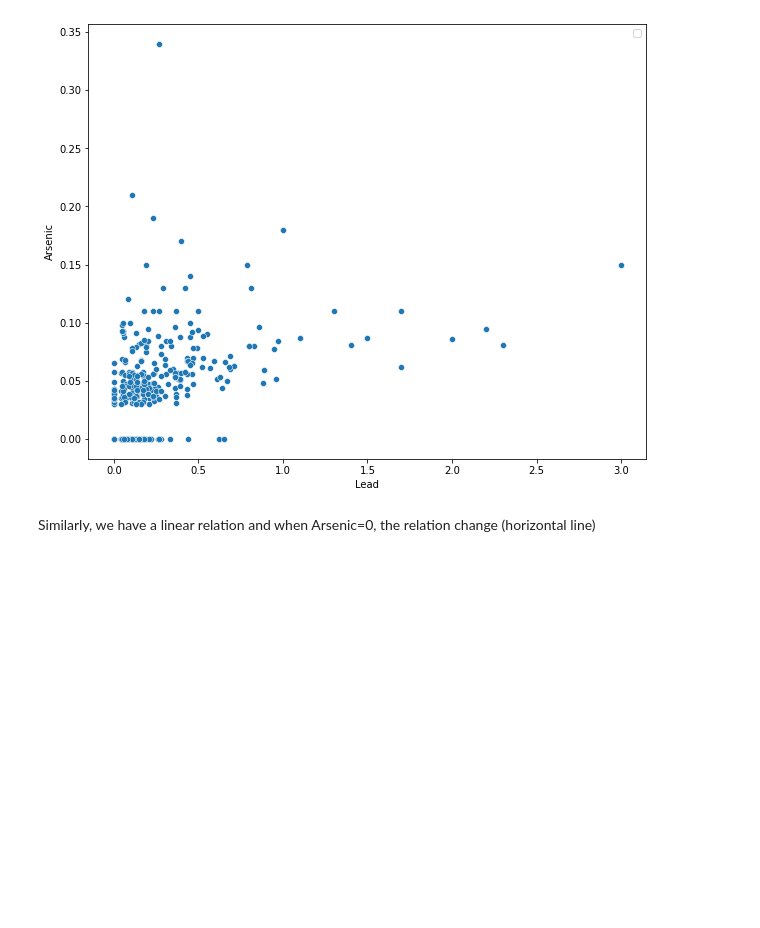
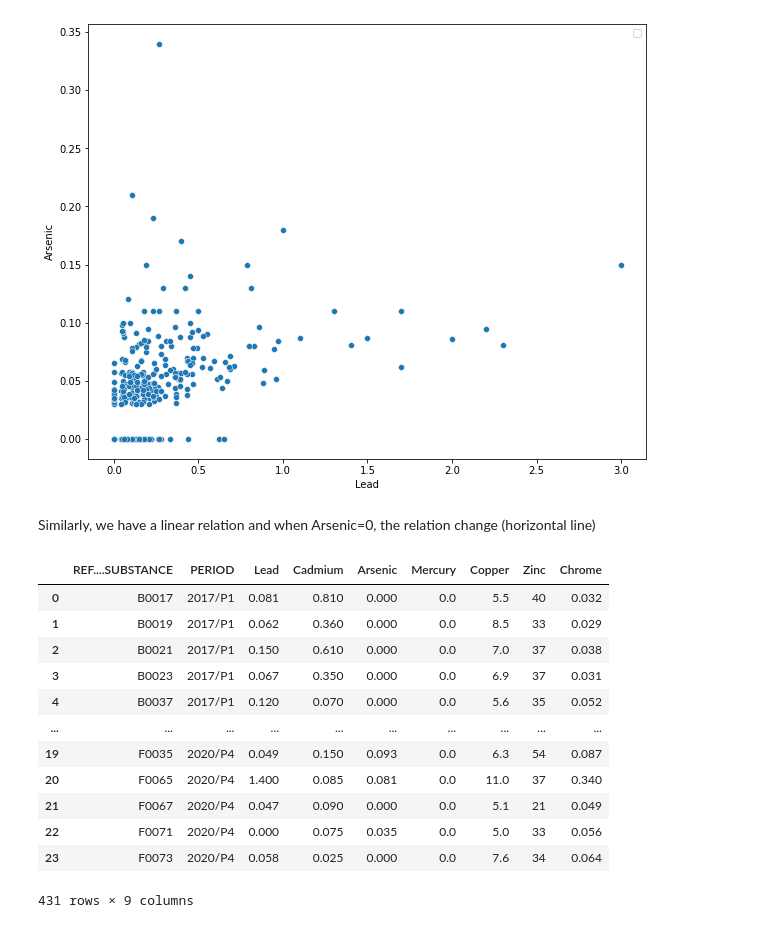
Before and after one commit to Nooreyni/Beeodiversity, a Jupyter notebook: heavy_metal.ipynb, the cells around one changed output. Drawn from its saved outputs; the diff is of its cells as text; code cells hidden in the pictures; blank space fills up the shorter version.

```diff
--- a/heavy_metal.ipynb
+++ b/heavy_metal.ipynb
@@ -190,3 +190,19 @@ No handles with labels found to put in legend.
 [figure]
 # %% [markdown]
 Similarly, we have a linear relation and when Arsenic=0, the relation change (horizontal line)
+# %%
+hm
+# %% [output]
+|  | REF....SUBSTANCE | PERIOD | Lead | Cadmium | Arsenic | Mercury | Copper | Zinc | Chrome |
+| 0 | B0017 | 2017/P1 | 0.081 | 0.810 | 0.000 | 0.0 | 5.5 | 40 | 0.032 |
+| 1 | B0019 | 2017/P1 | 0.062 | 0.360 | 0.000 | 0.0 | 8.5 | 33 | 0.029 |
+| 2 | B0021 | 2017/P1 | 0.150 | 0.610 | 0.000 | 0.0 | 7.0 | 37 | 0.038 |
+| 3 | B0023 | 2017/P1 | 0.067 | 0.350 | 0.000 | 0.0 | 6.9 | 37 | 0.031 |
+| 4 | B0037 | 2017/P1 | 0.120 | 0.070 | 0.000 | 0.0 | 5.6 | 35 | 0.052 |
+| ... | ... | ... | ... | ... | ... | ... | ... | ... | ... |
+| 19 | F0035 | 2020/P4 | 0.049 | 0.150 | 0.093 | 0.0 | 6.3 | 54 | 0.087 |
+| 20 | F0065 | 2020/P4 | 1.400 | 0.085 | 0.081 | 0.0 | 11.0 | 37 | 0.340 |
+| 21 | F0067 | 2020/P4 | 0.047 | 0.090 | 0.000 | 0.0 | 5.1 | 21 | 0.049 |
+| 22 | F0071 | 2020/P4 | 0.000 | 0.075 | 0.035 | 0.0 | 5.0 | 33 | 0.056 |
+| 23 | F0073 | 2020/P4 | 0.058 | 0.025 | 0.000 | 0.0 | 7.6 | 34 | 0.064 |
+431 rows × 9 columns
```
Also changed, not shown: parts of 2 cells of this notebook, 3 other files.
